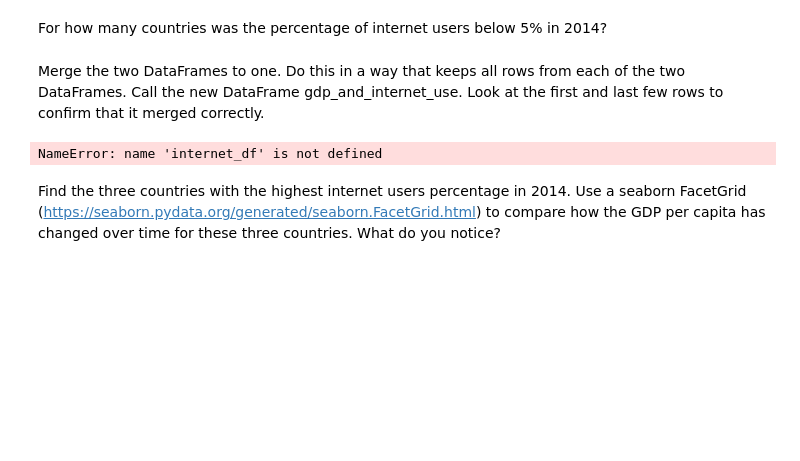
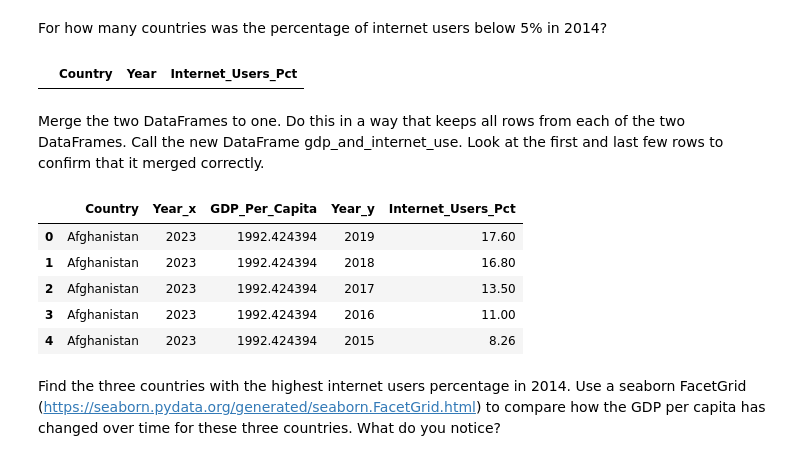
Before and after one commit to NewForce-Cohort-11-Data/gdp-and-internet-usage-Ripplegrin, a Jupyter notebook: UN_Data_Project.ipynb, the cells around one changed output. Saved outputs shown, nothing was run; the diff lists cells and outputs as text; code cells hidden in the pictures; blank space fills up the shorter version.

```diff
--- a/UN_Data_Project.ipynb
+++ b/UN_Data_Project.ipynb
@@ -191,12 +238,25 @@ What is the first year to have a non-zero internet users percentage value?
 How does the distribution of internet users percent differ for 2000 and 2014?
 # %% [markdown]
 For how many countries was the percentage of internet users below 5% in 2014?
+# %%
+second_year_df=internet_df[internet_df['Internet_Users_Pct']> 5]
+fourteen_year = [2014]
+second_year_df=second_year_df.loc[second_year_df.Year.isin(fourteen_year)]
+second_year_df.head()
+# %% [output]
+|  | Country | Year | Internet_Users_Pct |
 # %% [markdown]
 Merge the two DataFrames to one. Do this in a way that keeps all rows from each of the two DataFrames. Call the new DataFrame gdp_and_internet_use. Look at the first and last few rows to confirm that it merged correctly.
 # %%
 gdp_and_internet_use = pd.merge(gdp_df, internet_df, how ='left', on = 'Country')
+gdp_and_internet_use.head()
 # %% [output]
-NameError: name 'internet_df' is not defined
+|  | Country | Year_x | GDP_Per_Capita | Year_y | Internet_Users_Pct |
+| 0 | Afghanistan | 2023 | 1992.424394 | 2019 | 17.60 |
+| 1 | Afghanistan | 2023 | 1992.424394 | 2018 | 16.80 |
+| 2 | Afghanistan | 2023 | 1992.424394 | 2017 | 13.50 |
+| 3 | Afghanistan | 2023 | 1992.424394 | 2016 | 11.00 |
+| 4 | Afghanistan | 2023 | 1992.424394 | 2015 | 8.26 |
 # %% [markdown]
 Find the three countries with the highest internet users percentage in 2014. Use a seaborn FacetGrid (https://seaborn.pydata.org/generated/seaborn.FacetGrid.html) to compare how the GDP per capita has changed over time for these three countries. What do you notice?
 # %% [markdown]
```
Also changed, not shown: parts of 11 cells of this notebook.
